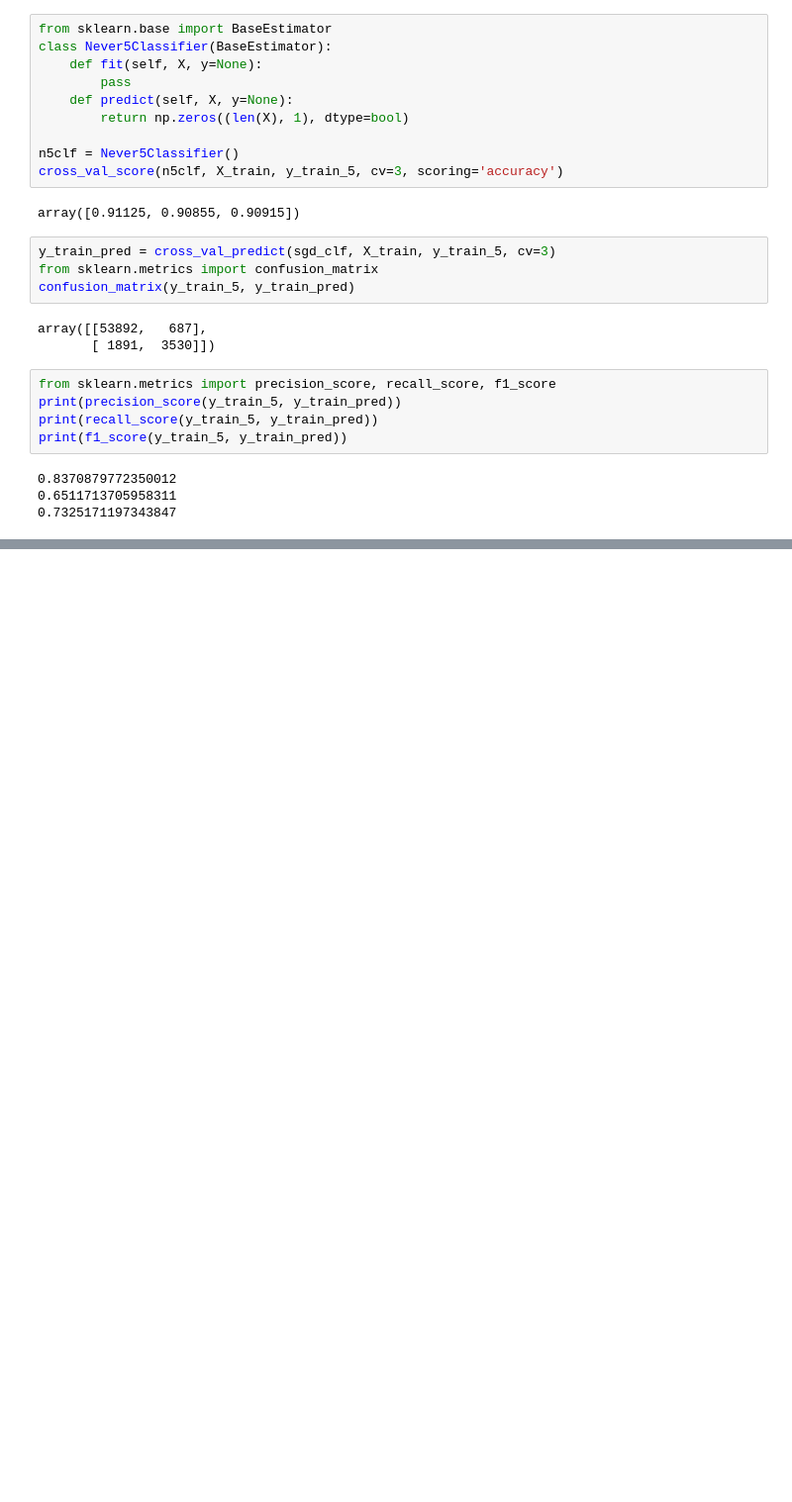
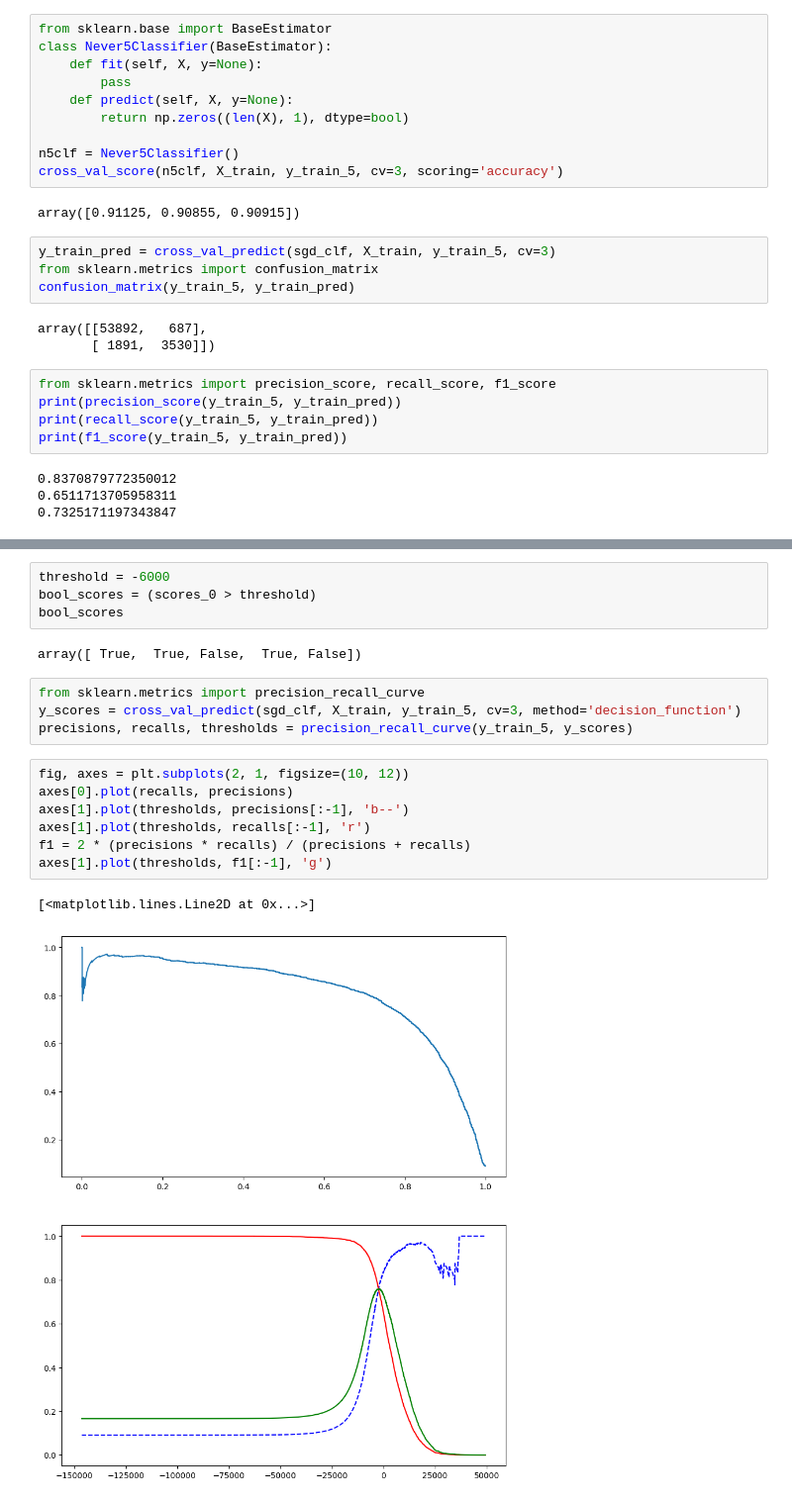
Before and after one commit to OlenaLievina/mnist-classifier, a Jupyter notebook: mnist_model_training.ipynb, the cells around one changed output, grey strips where cells are left out. Shown: that part at 99% size. Cells and saved outputs as stored; diff of their text form; blank space fills up the shorter version.

Commit message:
feat: Add plots of precision and recall

```diff
--- a/mnist_model_training.ipynb
+++ b/mnist_model_training.ipynb
@@ -114,0 +89,20 @@ ax.plot(recalls, precisions)
+# %%
+threshold = -6000
+bool_scores = (scores_0 > threshold)
+bool_scores
+# %% [output]
+array([ True,  True, False,  True, False])
+# %%
+from sklearn.metrics import precision_recall_curve
+y_scores = cross_val_predict(sgd_clf, X_train, y_train_5, cv=3, method='decision_function')
+precisions, recalls, thresholds = precision_recall_curve(y_train_5, y_scores)
+# %%
+fig, axes = plt.subplots(2, 1, figsize=(10, 12))
+axes[0].plot(recalls, precisions)
+axes[1].plot(thresholds, precisions[:-1], 'b--')
+axes[1].plot(thresholds, recalls[:-1], 'r')
+f1 = 2 * (precisions * recalls) / (precisions + recalls)
+axes[1].plot(thresholds, f1[:-1], 'g')
+# %% [output]
+[<matplotlib.lines.Line2D at 0x...>]
+[figure, added]
```
Also changed, not shown: parts of 8 cells of this notebook.
